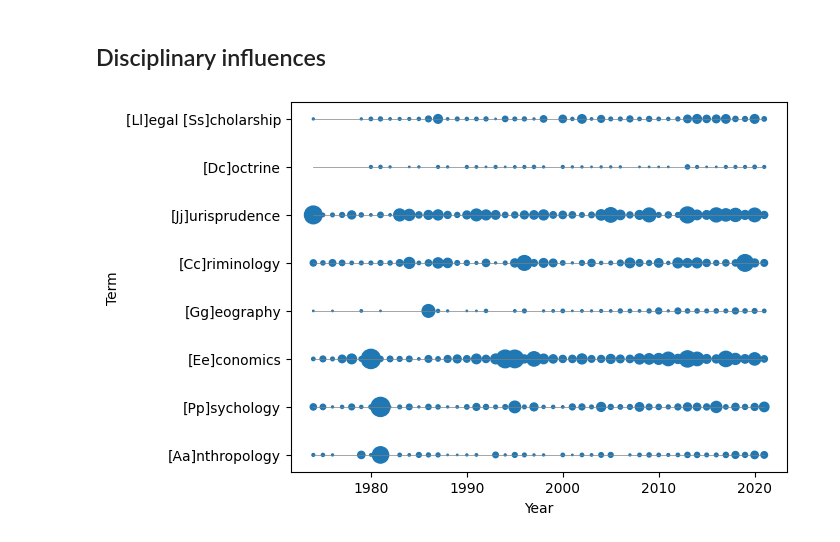
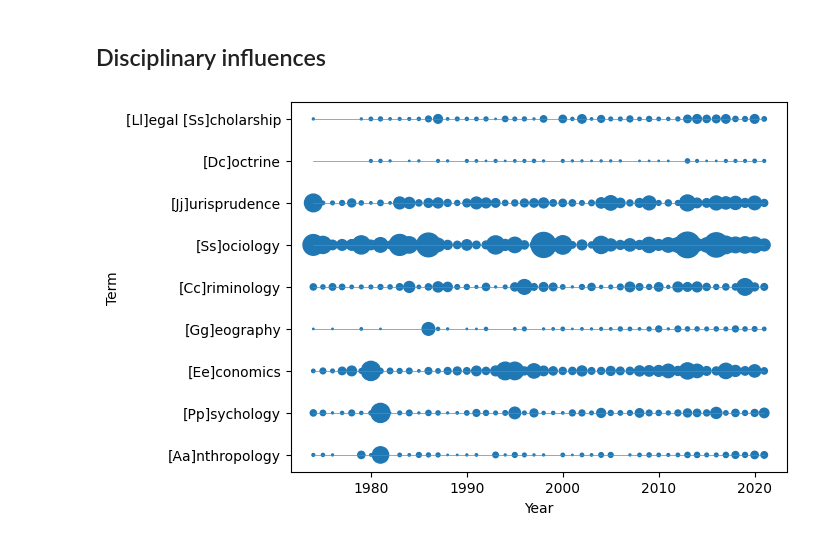
Before and after one commit to cboulanger/jls-bibliometry, a Jupyter notebook: jls-corpus-analyses.ipynb, the cells around one changed output. Cells and saved outputs as stored; diff of their text form; code cells hidden in the pictures.

Commit message:
Updates code & figures

```diff
--- a/jls-corpus-analyses.ipynb
+++ b/jls-corpus-analyses.ipynb
@@ -88,7 +88,7 @@ plot_by_year(data, file="docs/jls-ts-tf-empirical-methods.png")
 # %% [markdown]
 ## Disciplinary influences
 # %%
-data = prepare_data(articles_df, [r'[Aa]nthropology' , r'[Pp]sychology' , r'[Ee]conomics', r'[Gg]eography',  r'[Cc]riminology', '[Jj]urisprudence', '[Dc]octrine', '[Ll]egal [Ss]cholarship'])
+data = prepare_data(articles_df, [r'[Aa]nthropology' , r'[Pp]sychology' , r'[Ee]conomics', r'[Gg]eography',  r'[Cc]riminology', '[Ss]ociology', '[Jj]urisprudence', '[Dc]octrine', '[Ll]egal [Ss]cholarship'])
 plot_by_year(data, file="docs/jls-ts-tf-disciplines.png")
 # %% [output]
-[figure, old version]
+[figure, new version]
```
Also changed, not shown: 23 other files.
